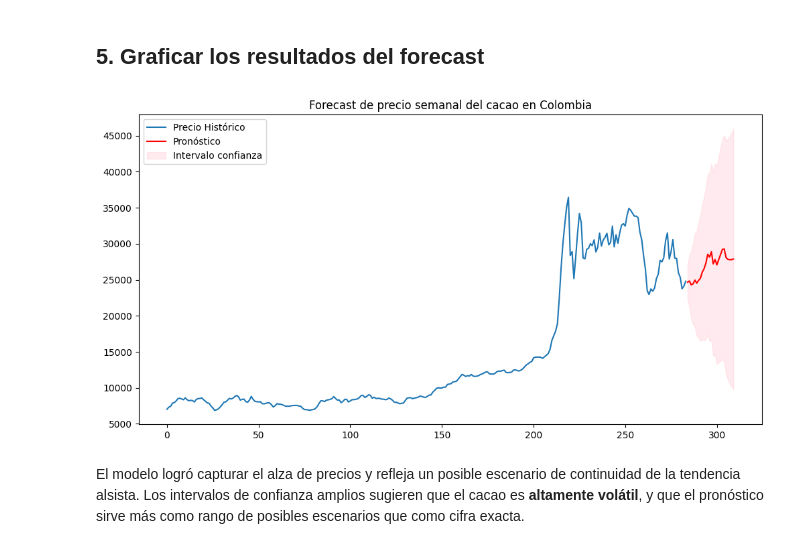
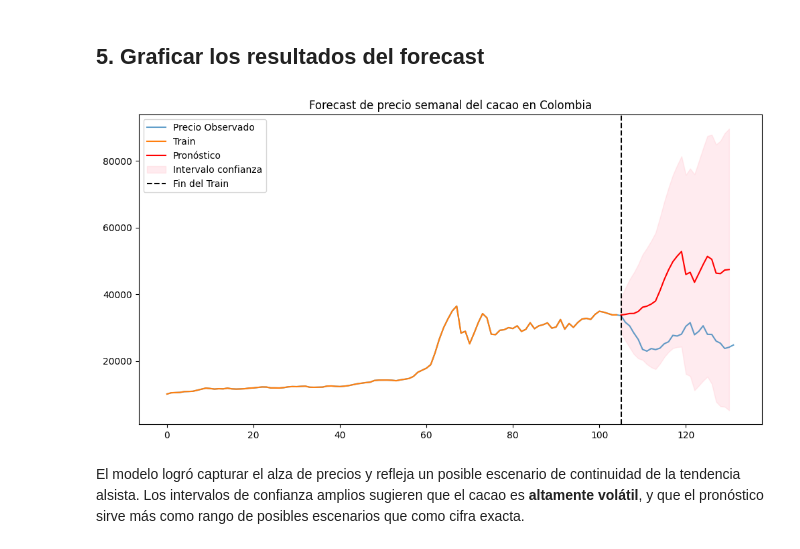
Before and after one commit to pedr0jos3/Mi-tesis, a Jupyter notebook: ModeloSARIMA.ipynb, the cells around one changed output. Drawn from its saved outputs; the diff is of its cells as text; code cells hidden in the pictures.

```diff
--- a/ModeloSARIMA.ipynb
+++ b/ModeloSARIMA.ipynb
@@ -10,6 +10,12 @@ from sklearn.metrics import mean_absolute_error, mean_squared_error
 # %%
 # Cargar el archivo Excel
 df = pd.read_excel("DatosAgroNet_limpio.xlsx")
+df_total = df.copy()
+
+train_size = int(len(df_total) * 0.8)
+test_size = len(df_total) - train_size
+df = df.iloc[:train_size]
+
 
 # Mostrar las primeras filas
 print(df.head())
@@ -115,14 +130,18 @@ conf_int = forecast.conf_int()
 ## **5. Graficar los resultados del forecast**
 # %%
 plt.figure(figsize=(12,6))
-plt.plot(df.index, df['COP/kg'], label="Precio Histórico")
-plt.plot(pred_mean.index, pred_mean, label="Pronóstico", color='red')
+
+plt.plot(df_total.index, df_total['COP/kg'], label='Precio Observado', color='C0', alpha=0.7)
+plt.plot(df.index, df['COP/kg'], label="Train", color='C1')
+plt.plot(pred_mean.index, pred_mean, label="Pronóstico SARIMA", color='red')
 plt.fill_between(pred_mean.index, conf_int.iloc[:,0], conf_int.iloc[:,1],
                  color='pink', alpha=0.3, label="Intervalo confianza")
+plt.axvline(df_total.index[train_size], color='k', linestyle='--', label='Fin del Train')
+
 plt.legend()
 plt.title("Forecast de precio semanal del cacao en Colombia")
 plt.show()
 # %% [output]
-[figure, old version]
+[figure, new version]
 # %% [markdown]
 El modelo logró capturar el alza de precios y refleja un posible escenario de continuidad de la tendencia alsista. Los intervalos de confianza amplios sugieren que el cacao es **altamente volátil**, y que el pronóstico sirve más como rango de posibles escenarios que como cifra exacta.
```
Also changed, not shown: parts of 3 cells of this notebook, 10 other files.
